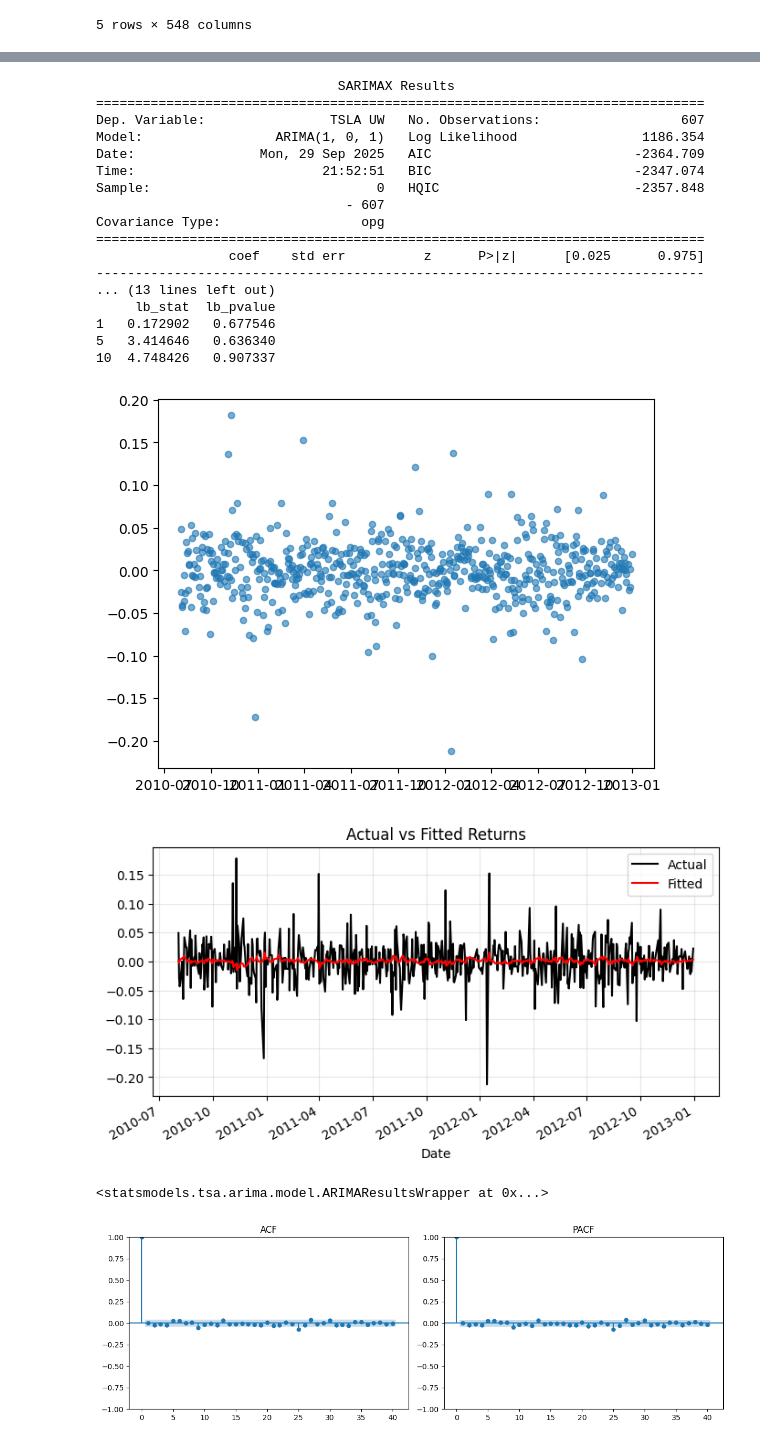
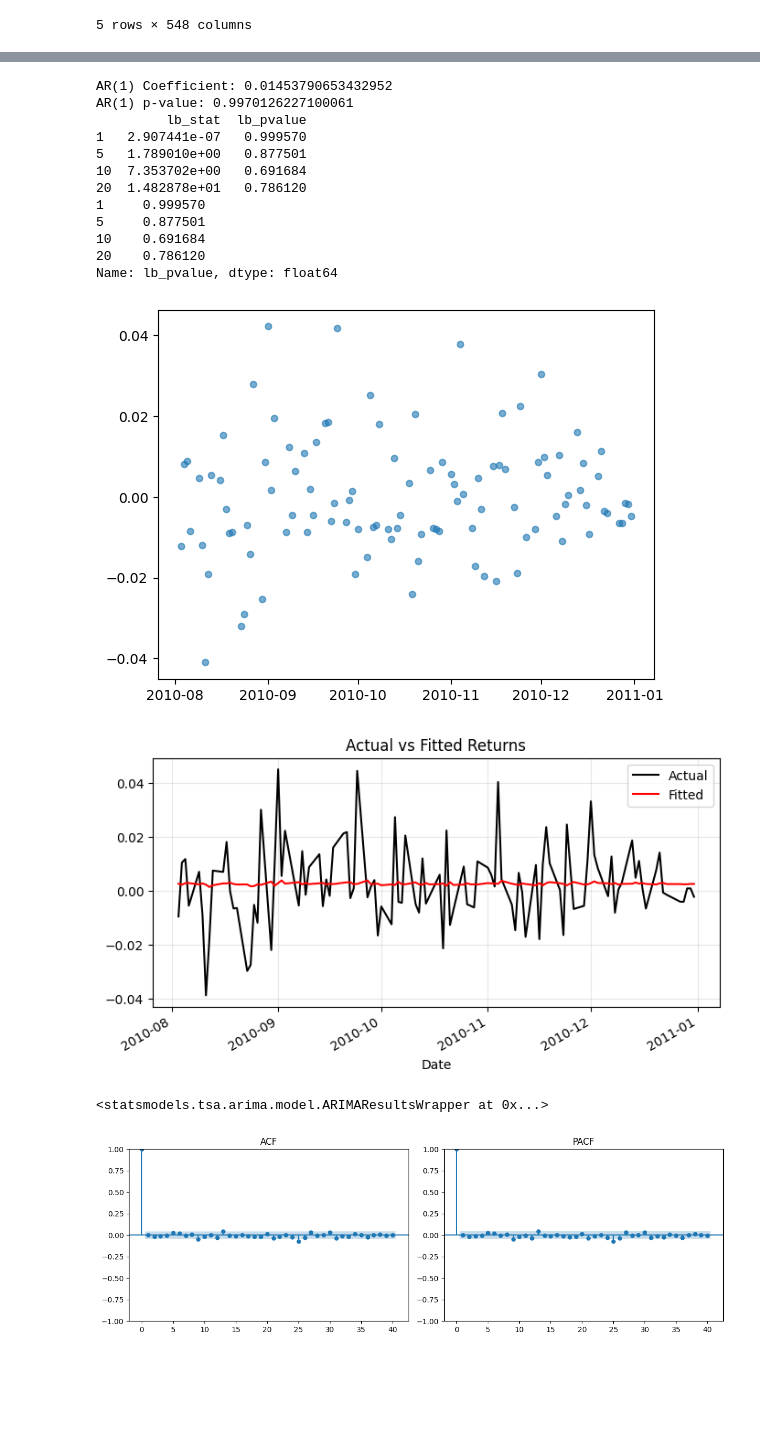
Before and after one commit to phawatboom/Capital-compass, a Jupyter notebook: Data Analysis/strategy_1_find_b.ipynb, the cells around one changed output, grey strips where cells are left out. Cells and saved outputs as stored; diff of their text form; code cells hidden in the pictures; blank space fills up the shorter version.

```diff
--- a/Data Analysis/strategy_1_find_b.ipynb
+++ b/Data Analysis/strategy_1_find_b.ipynb
@@ -67,7 +67,7 @@ def get_stock_return_window(stock, window):
     returns = np.log(sampled_prices).diff().dropna()
     return returns
 
-def ar_lagged_return(stock_ticker, lag, window, start_date, end_date):
+def ar_lagged_return(stock_ticker, lag, window, start_date, end_date, ARIMA_order=(1,0,1)):
     stock = get_stock_data(stock_ticker, start_date, end_date)
     plot_stock_price(stock, start_date, end_date)
 
@@ -79,19 +79,26 @@ def ar_lagged_return(stock_ticker, lag, window, start_date, end_date):
     print(returns)
 
     plot_return_lagged_return(returns, returns_lagged, lag)
+    # plot_acf_pacf(returns, lags=20)
 
 
 
 
-    model = ARIMA(returns, order=(1,0,1)).fit()
-    print(model.summary())
+    model = ARIMA(returns, order=ARIMA_order).fit()
+    # print(model.summary())
+
+    b_coef = model.params.get('ar.L1')
+    print(f"AR(1) Coefficient: {b_coef}")
+    b_pvalue = model.pvalues.get('ar.L1')
+    print(f"AR(1) p-value: {b_pvalue}")
 
     fitted = model.fittedvalues
 
     residual = model.resid
     plt.scatter(residual.index, residual.values, alpha=0.6, s=20)
-    lb = acorr_ljungbox(residual, lags=[1,5,10], return_df=True)
+    lb = acorr_ljungbox(residual, lags=[1,5,10, 20], return_df=True)
     print(lb)
+    print(lb['lb_pvalue'])
 
     plt.figure(figsize=(8,4))
     returns.plot(label="Actual", color="black")
@@ -106,5 +113,5 @@ def ar_lagged_return(stock_ticker, lag, window, start_date, end_date):
 
     return model
 
-ar_lagged_return(stock_ticker = "TSLA UW", lag = 1, window = 1, start_date="2010", end_date="2013")
+ar_lagged_return(stock_ticker = "KO UN", lag = 1, window = 1, start_date="01-01-2010", end_date="01-01-2011")
 # %% [output]
@@ -126,22 +133,17 @@ Name: TSLA UW, Length: 607, dtype: float64
-                               SARIMAX Results
-==============================================================================
-Dep. Variable:                TSLA UW   No. Observations:                  607
-Model:                 ARIMA(1, 0, 1)   Log Likelihood                1186.354
-Date:                Mon, 29 Sep 2025   AIC                          -2364.709
-Time:                        21:52:51   BIC                          -2347.074
-Sample:                             0   HQIC                         -2357.848
-                                - 607
-Covariance Type:                  opg
-==============================================================================
-                 coef    std err          z      P>|z|      [0.025      0.975]
-------------------------------------------------------------------------------
-... (13 lines left out)
-     lb_stat  lb_pvalue
-1   0.172902   0.677546
-5   3.414646   0.636340
-10  4.748426   0.907337
+AR(1) Coefficient: 0.01453790653432952
+AR(1) p-value: 0.9970126227100061
+         lb_stat  lb_pvalue
+1   2.907441e-07   0.999570
+5   1.789010e+00   0.877501
+10  7.353702e+00   0.691684
+20  1.482878e+01   0.786120
+1     0.999570
+5     0.877501
+10    0.691684
+20    0.786120
+Name: lb_pvalue, dtype: float64
-[figure, old version]
+[figure, new version]
-[figure, old version]
+[figure, new version]
 <statsmodels.tsa.arima.model.ARIMAResultsWrapper at 0x...>
 # %%
 def plot_acf_pacf(series, lags=40):
```
Also changed, not shown: parts of 3 cells of this notebook.
